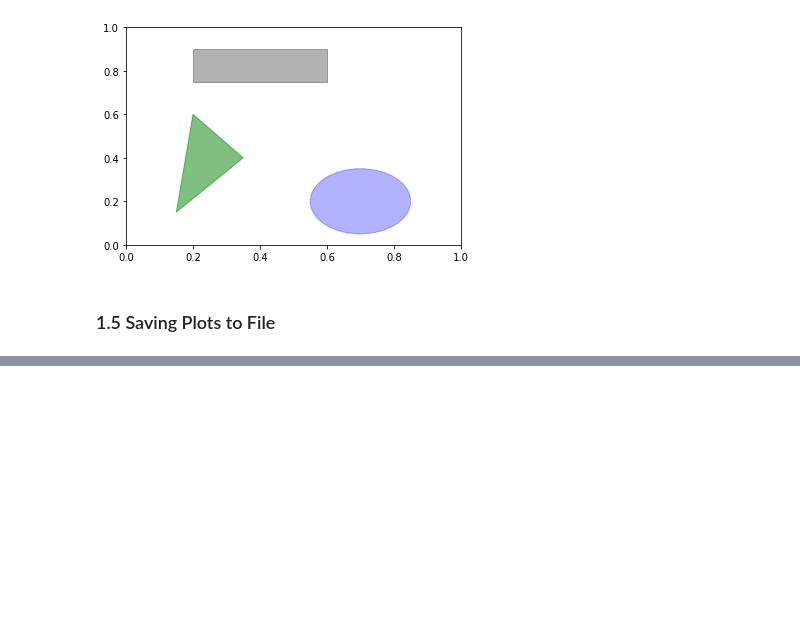
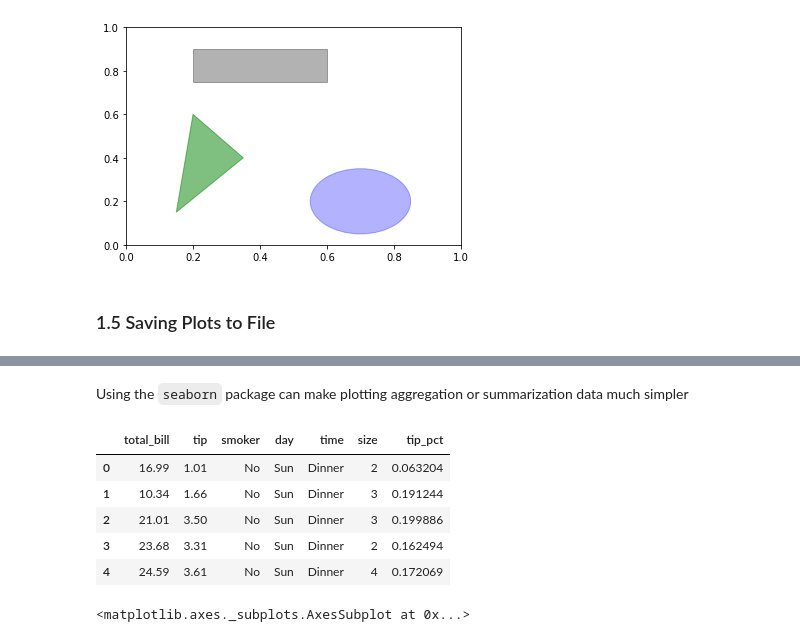
Before and after one commit to Gakun/python_for_data_analysis, a Jupyter notebook: CH9 - Plotting and Visualization.ipynb, the cells around one changed output, grey strips where cells are left out. Cells and saved outputs as stored; diff of their text form; code cells hidden in the pictures; blank space fills up the shorter version.

```diff
--- a/CH9 - Plotting and Visualization.ipynb
+++ b/CH9 - Plotting and Visualization.ipynb
@@ -323,0 +451,2 @@ plt.show()
+# %%
+tips = pd.read_csv('examples/tips.csv')
@@ -323,0 +495,2 @@ plt.show()
+# %% [markdown]
+Using the `seaborn` package can make plotting aggregation or summarization data much simpler
@@ -323,0 +499,15 @@ plt.show()
+# %%
+tips['tip_pct'] = tips['tip'] / (tips['total_bill'] - tips['tip'])
+# %%
+tips.head()
+# %% [output]
+|  | total_bill | tip | smoker | day | time | size | tip_pct |
+| 0 | 16.99 | 1.01 | No | Sun | Dinner | 2 | 0.063204 |
+| 1 | 10.34 | 1.66 | No | Sun | Dinner | 3 | 0.191244 |
+| 2 | 21.01 | 3.50 | No | Sun | Dinner | 3 | 0.199886 |
+| 3 | 23.68 | 3.31 | No | Sun | Dinner | 2 | 0.162494 |
+| 4 | 24.59 | 3.61 | No | Sun | Dinner | 4 | 0.172069 |
+# %%
+sns.barplot(x='tip_pct', y='day', data=tips, orient='h')
+# %% [output]
+<matplotlib.axes._subplots.AxesSubplot at 0x...>
```
Also changed, not shown: parts of 73 cells of this notebook, 3 other files.
